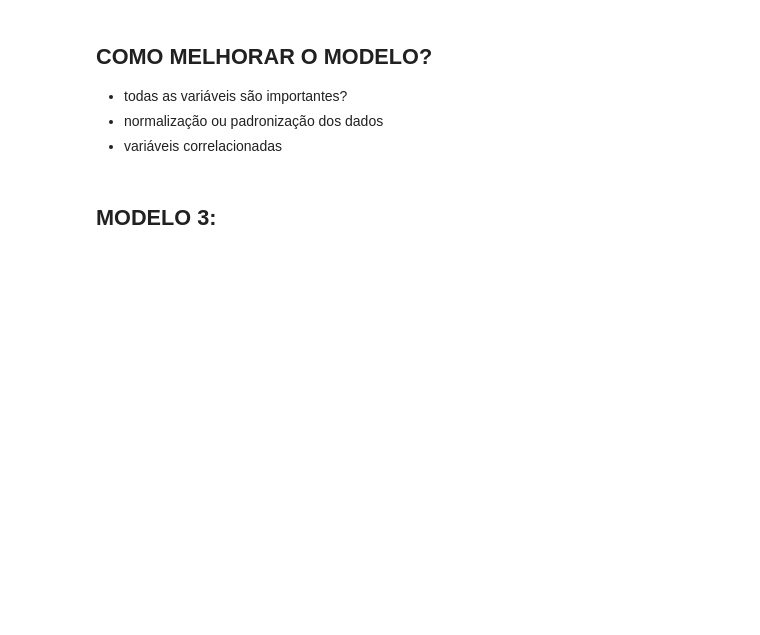
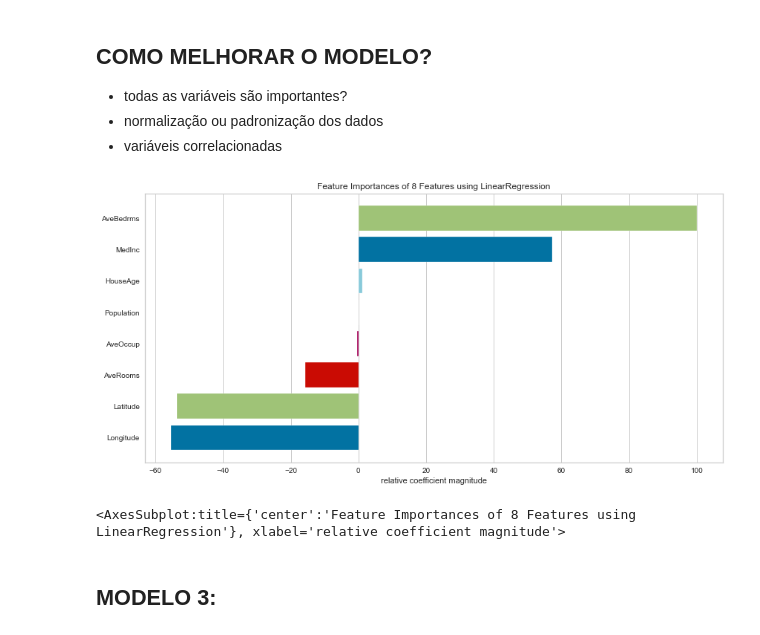
Before and after one commit to carlos-cardoso84/napp_group, a Jupyter notebook: aula_3.ipynb, the cells around one changed output. Saved outputs shown, nothing was run; the diff lists cells and outputs as text; code cells hidden in the pictures; blank space fills up the shorter version.

```diff
--- a/aula_3.ipynb
+++ b/aula_3.ipynb
@@ -29,3 +149,6 @@ housing = fetch_california_housing()
 ## Gerando confiabilidade nos resultados
 
 ## Modelo 2:
+# %%
+X_train, X_test, y_train, y_test = train_test_split(X,y, random_state = 42, test_size = 0.2)
+X_train.shape,y_train.shape,  X_test.shape, y_test.shape
@@ -31,0 +157,3 @@ housing = fetch_california_housing()
+# %%
+lr_2 = LinearRegression()
+lr_2.fit(X_train, y_train)
@@ -34,6 +194,14 @@ housing = fetch_california_housing()
 * todas as variáveis são importantes?
 * normalização ou padronização dos dados
 * variáveis correlacionadas
+# %%
+fig, ax = plt.subplots(figsize = (12,6))
+fi_viz = FeatureImportances(lr_2, labels=X_train.columns)
+fi_viz.fit(X_train, y_train)
+fi_viz.poof()
+# %% [output]
+[figure, added]
+<AxesSubplot:title={'center':'Feature Importances of 8 Features using LinearRegression'}, xlabel='relative coefficient magnitude'>
 # %% [markdown]
 ## MODELO 3:
 # %% [markdown]
```
Also changed, not shown: parts of 20 cells of this notebook.
